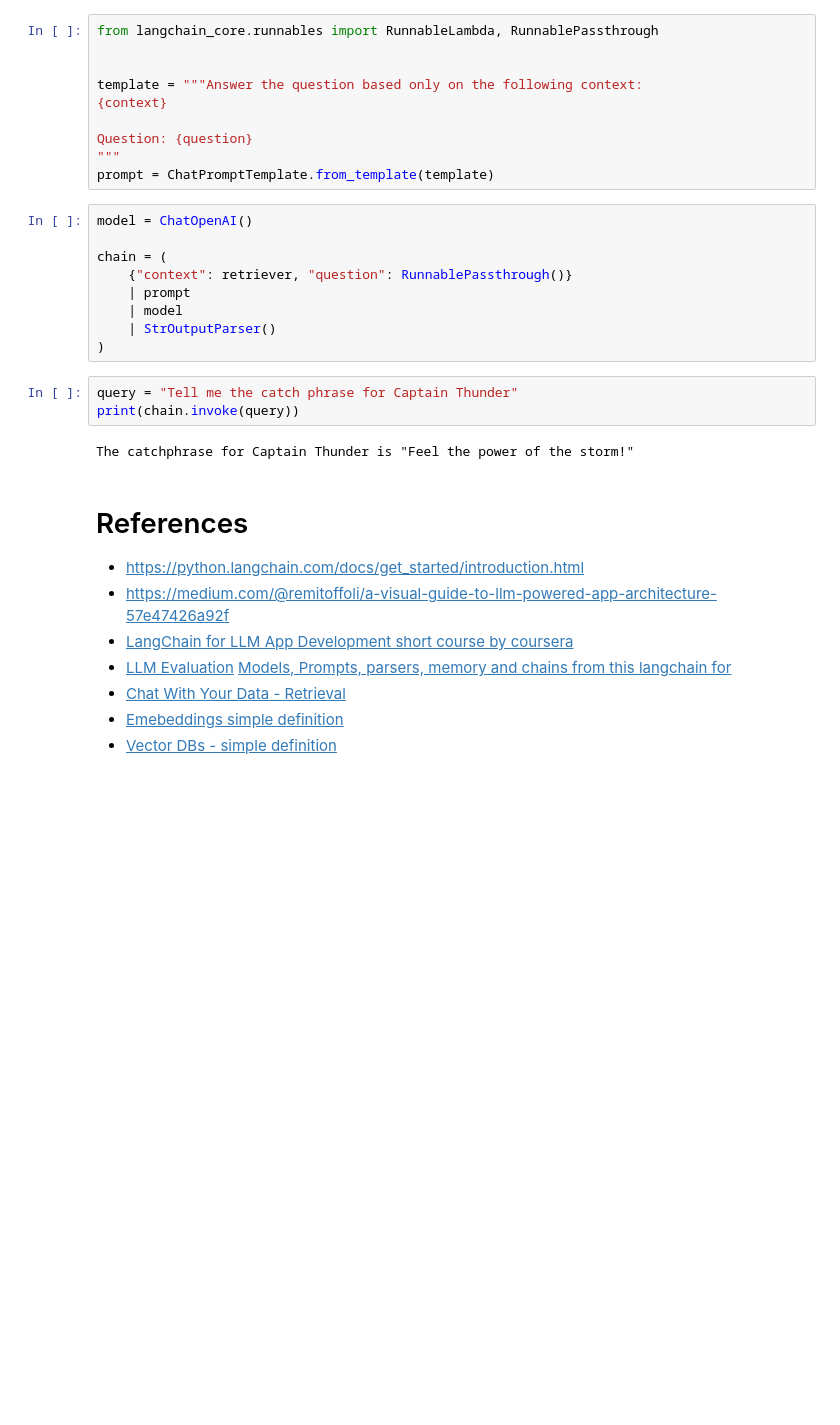
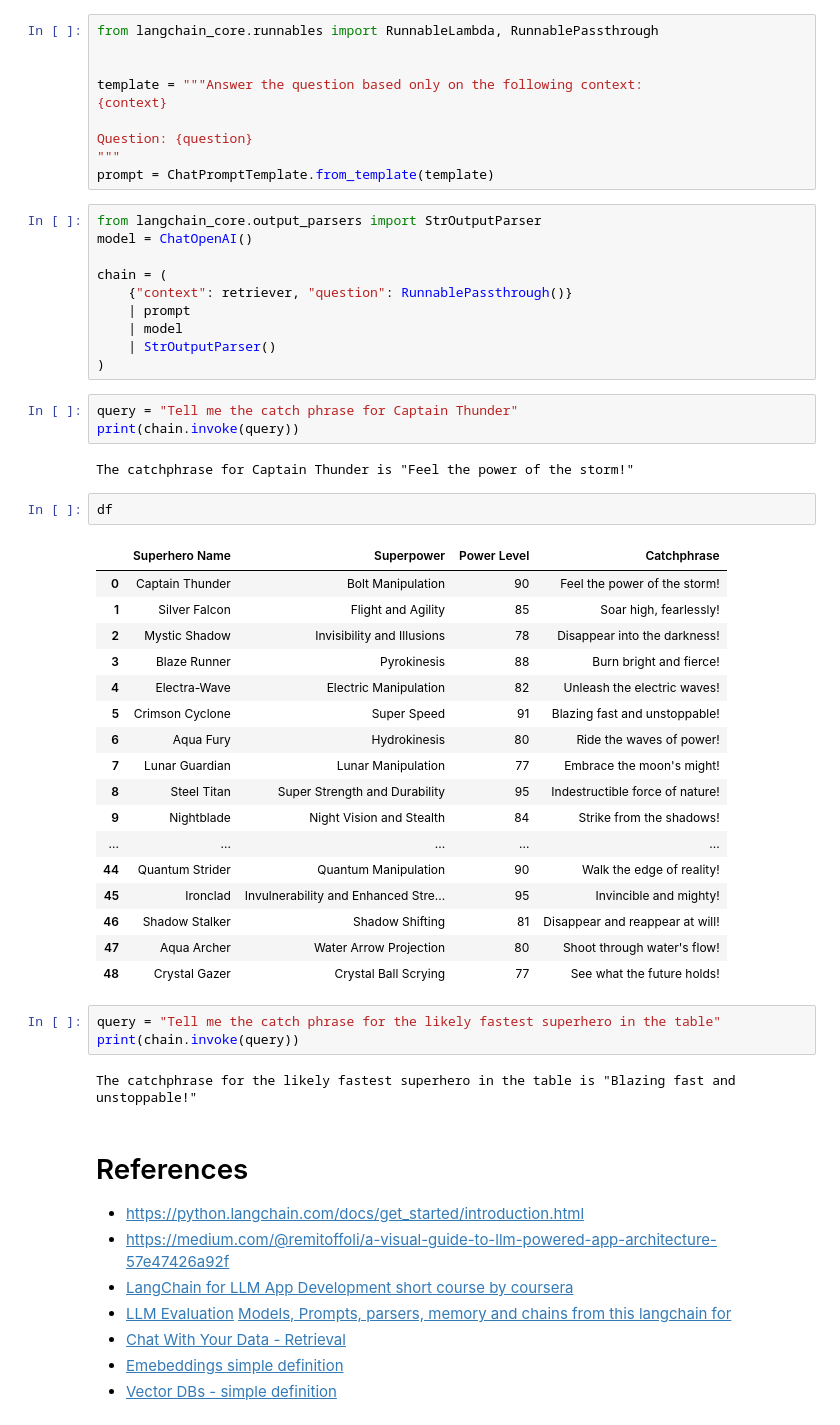
Before and after one commit to EnkrateiaLucca/oreilly_live_training_llm_apps, a Jupyter notebook: notebooks/4.0-intro-to-langchain.ipynb, the cells around one changed output. Cells and saved outputs as stored; diff of their text form; blank space fills up the shorter version.

```diff
--- a/notebooks/4.0-intro-to-langchain.ipynb
+++ b/notebooks/4.0-intro-to-langchain.ipynb
@@ -320,6 +466,7 @@ Question: {question}
 """
 prompt = ChatPromptTemplate.from_template(template)
 # %%
+from langchain_core.output_parsers import StrOutputParser
 model = ChatOpenAI()
 
 chain = (
@@ -333,6 +480,31 @@ query = "Tell me the catch phrase for Captain Thunder"
 print(chain.invoke(query))
 # %% [output]
 The catchphrase for Captain Thunder is "Feel the power of the storm!"
+# %%
+df
+# %% [output]
+|  | Superhero Name | Superpower | Power Level | Catchphrase |
+| 0 | Captain Thunder | Bolt Manipulation | 90 | Feel the power of the storm! |
+| 1 | Silver Falcon | Flight and Agility | 85 | Soar high, fearlessly! |
+| 2 | Mystic Shadow | Invisibility and Illusions | 78 | Disappear into the darkness! |
+| 3 | Blaze Runner | Pyrokinesis | 88 | Burn bright and fierce! |
+| 4 | Electra-Wave | Electric Manipulation | 82 | Unleash the electric waves! |
+| 5 | Crimson Cyclone | Super Speed | 91 | Blazing fast and unstoppable! |
+| 6 | Aqua Fury | Hydrokinesis | 80 | Ride the waves of power! |
+| 7 | Lunar Guardian | Lunar Manipulation | 77 | Embrace the moon's might! |
+| 8 | Steel Titan | Super Strength and Durability | 95 | Indestructible force of nature! |
+| 9 | Nightblade | Night Vision and Stealth | 84 | Strike from the shadows! |
+| ... | ... | ... | ... | ... |
+| 44 | Quantum Strider | Quantum Manipulation | 90 | Walk the edge of reality! |
+| 45 | Ironclad | Invulnerability and Enhanced Stre... | 95 | Invincible and mighty! |
+| 46 | Shadow Stalker | Shadow Shifting | 81 | Disappear and reappear at will! |
+| 47 | Aqua Archer | Water Arrow Projection | 80 | Shoot through water's flow! |
+| 48 | Crystal Gazer | Crystal Ball Scrying | 77 | See what the future holds! |
+# %%
+query = "Tell me the catch phrase for the likely fastest superhero in the table"
+print(chain.invoke(query))
+# %% [output]
+The catchphrase for the likely fastest superhero in the table is "Blazing fast and unstoppable!"
 # %% [markdown]
 # References
 - https://python.langchain.com/docs/get_started/introduction.html
```
Also changed, not shown: parts of 25 cells of this notebook, 16 other files.
